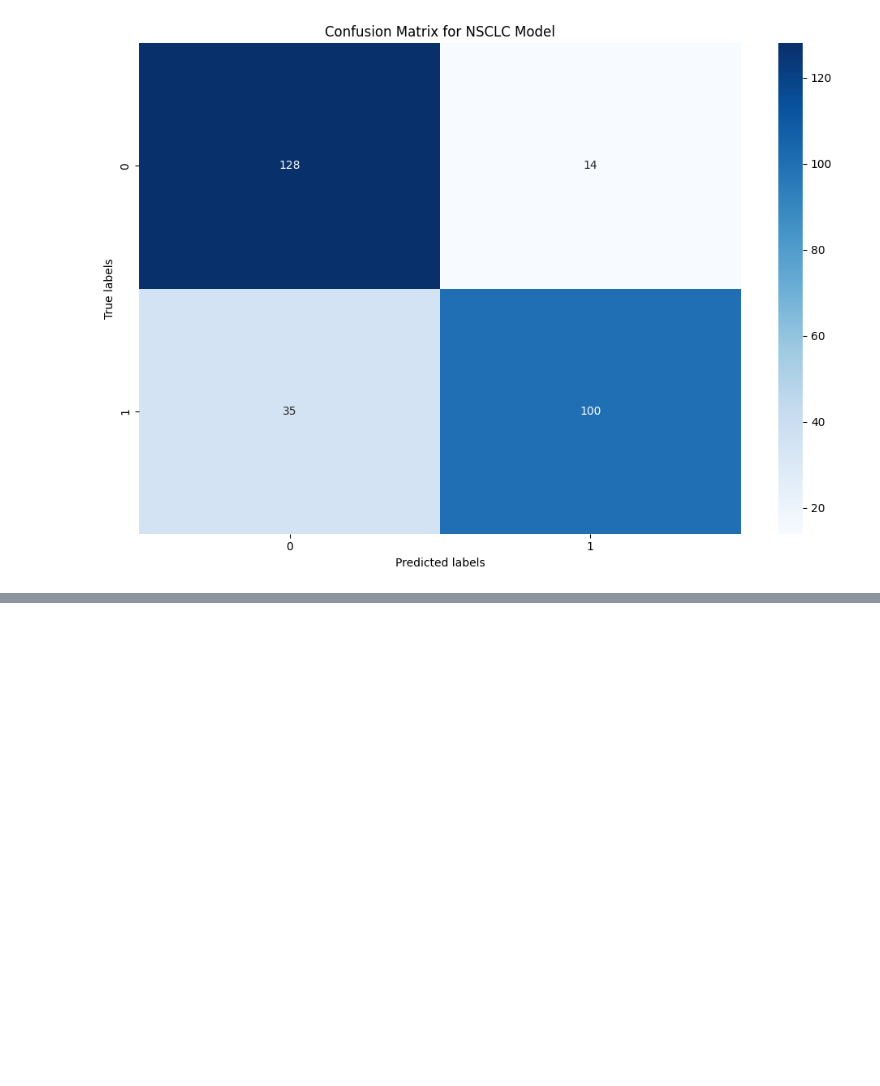
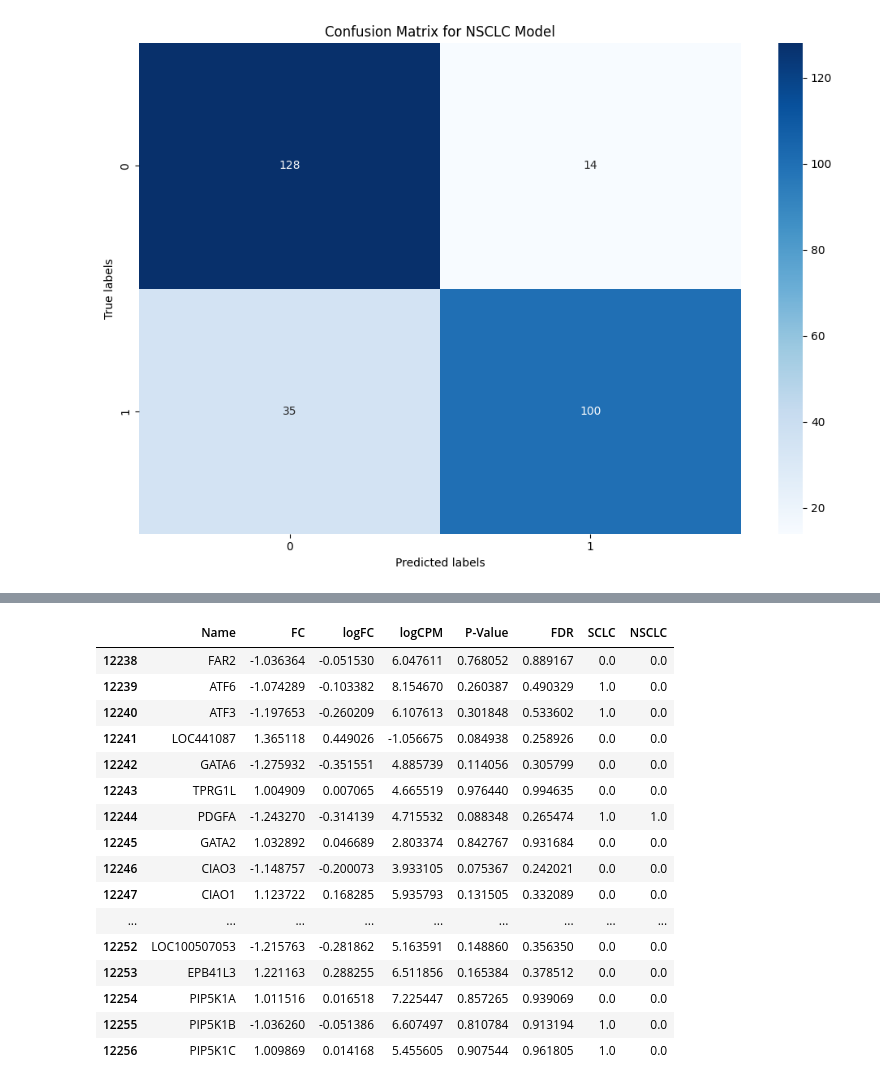
Before and after one commit to aharia22/Novel-Biomarker-Prediction-for-Lung-Cancer, a Jupyter notebook: RF_NM.ipynb, the cells around one changed output, grey strips where cells are left out. Saved outputs shown, nothing was run; the diff lists cells and outputs as text; code cells hidden in the pictures; blank space fills up the shorter version.

```diff
--- a/RF_NM.ipynb
+++ b/RF_NM.ipynb
@@ -241,0 +240,21 @@ plt.show()
+# %%
+test_input = data.iloc[12238:12257,:]
+test_input
+# %% [output]
+|  | Name | FC | logFC | logCPM | P-Value | FDR | SCLC | NSCLC |
+| 12238 | FAR2 | -1.036364 | -0.051530 | 6.047611 | 0.768052 | 0.889167 | 0.0 | 0.0 |
+| 12239 | ATF6 | -1.074289 | -0.103382 | 8.154670 | 0.260387 | 0.490329 | 1.0 | 0.0 |
+| 12240 | ATF3 | -1.197653 | -0.260209 | 6.107613 | 0.301848 | 0.533602 | 1.0 | 0.0 |
+| 12241 | LOC441087 | 1.365118 | 0.449026 | -1.056675 | 0.084938 | 0.258926 | 0.0 | 0.0 |
+| 12242 | GATA6 | -1.275932 | -0.351551 | 4.885739 | 0.114056 | 0.305799 | 0.0 | 0.0 |
+| 12243 | TPRG1L | 1.004909 | 0.007065 | 4.665519 | 0.976440 | 0.994635 | 0.0 | 0.0 |
+| 12244 | PDGFA | -1.243270 | -0.314139 | 4.715532 | 0.088348 | 0.265474 | 1.0 | 1.0 |
+| 12245 | GATA2 | 1.032892 | 0.046689 | 2.803374 | 0.842767 | 0.931684 | 0.0 | 0.0 |
+| 12246 | CIAO3 | -1.148757 | -0.200073 | 3.933105 | 0.075367 | 0.242021 | 0.0 | 0.0 |
+| 12247 | CIAO1 | 1.123722 | 0.168285 | 5.935793 | 0.131505 | 0.332089 | 0.0 | 0.0 |
+| ... | ... | ... | ... | ... | ... | ... | ... | ... |
+| 12252 | LOC100507053 | -1.215763 | -0.281862 | 5.163591 | 0.148860 | 0.356350 | 0.0 | 0.0 |
+| 12253 | EPB41L3 | 1.221163 | 0.288255 | 6.511856 | 0.165384 | 0.378512 | 0.0 | 0.0 |
+| 12254 | PIP5K1A | 1.011516 | 0.016518 | 7.225447 | 0.857265 | 0.939069 | 0.0 | 0.0 |
+| 12255 | PIP5K1B | -1.036260 | -0.051386 | 6.607497 | 0.810784 | 0.913194 | 1.0 | 0.0 |
+| 12256 | PIP5K1C | 1.009869 | 0.014168 | 5.455605 | 0.907544 | 0.961805 | 1.0 | 0.0 |
```
Also changed, not shown: parts of 7 cells of this notebook.
